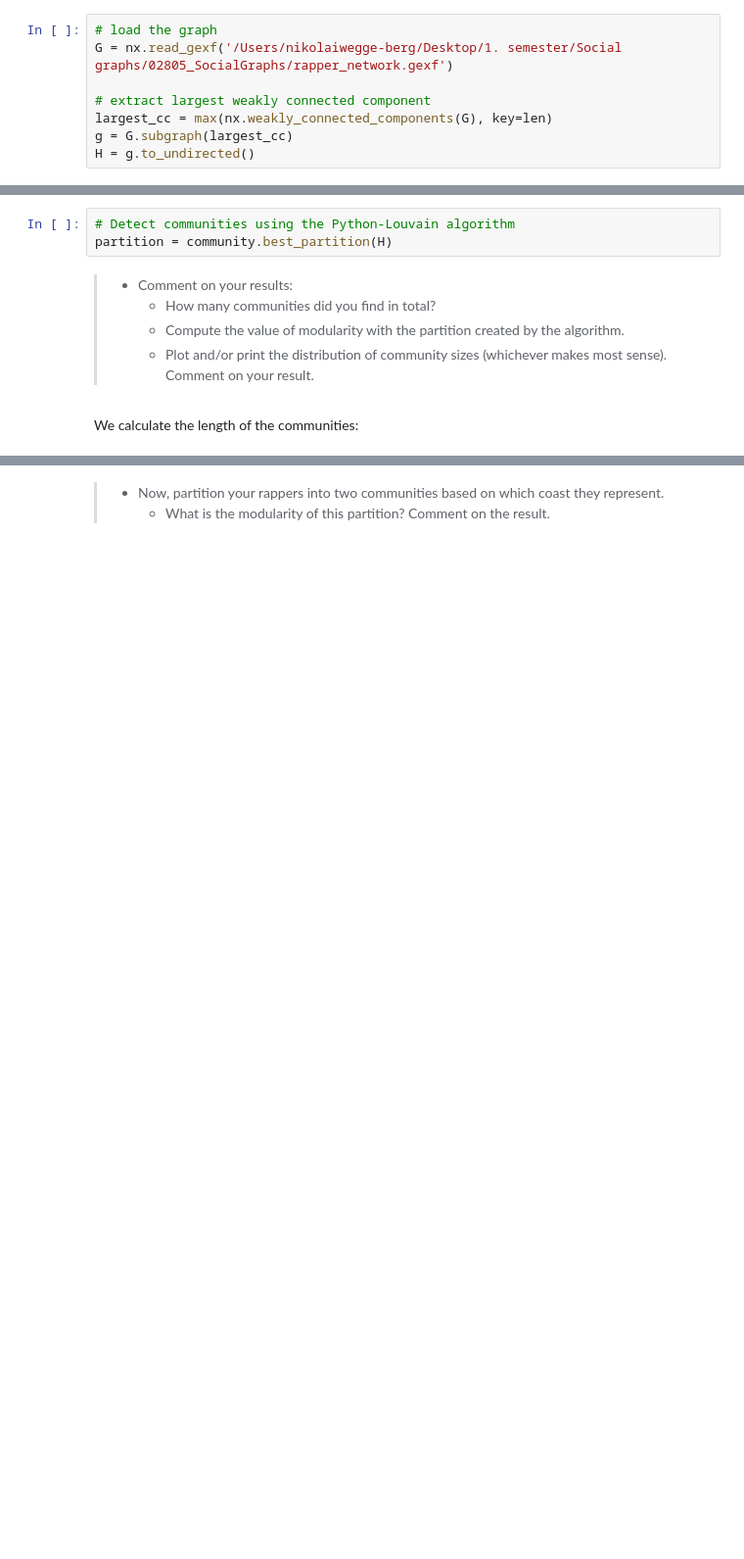
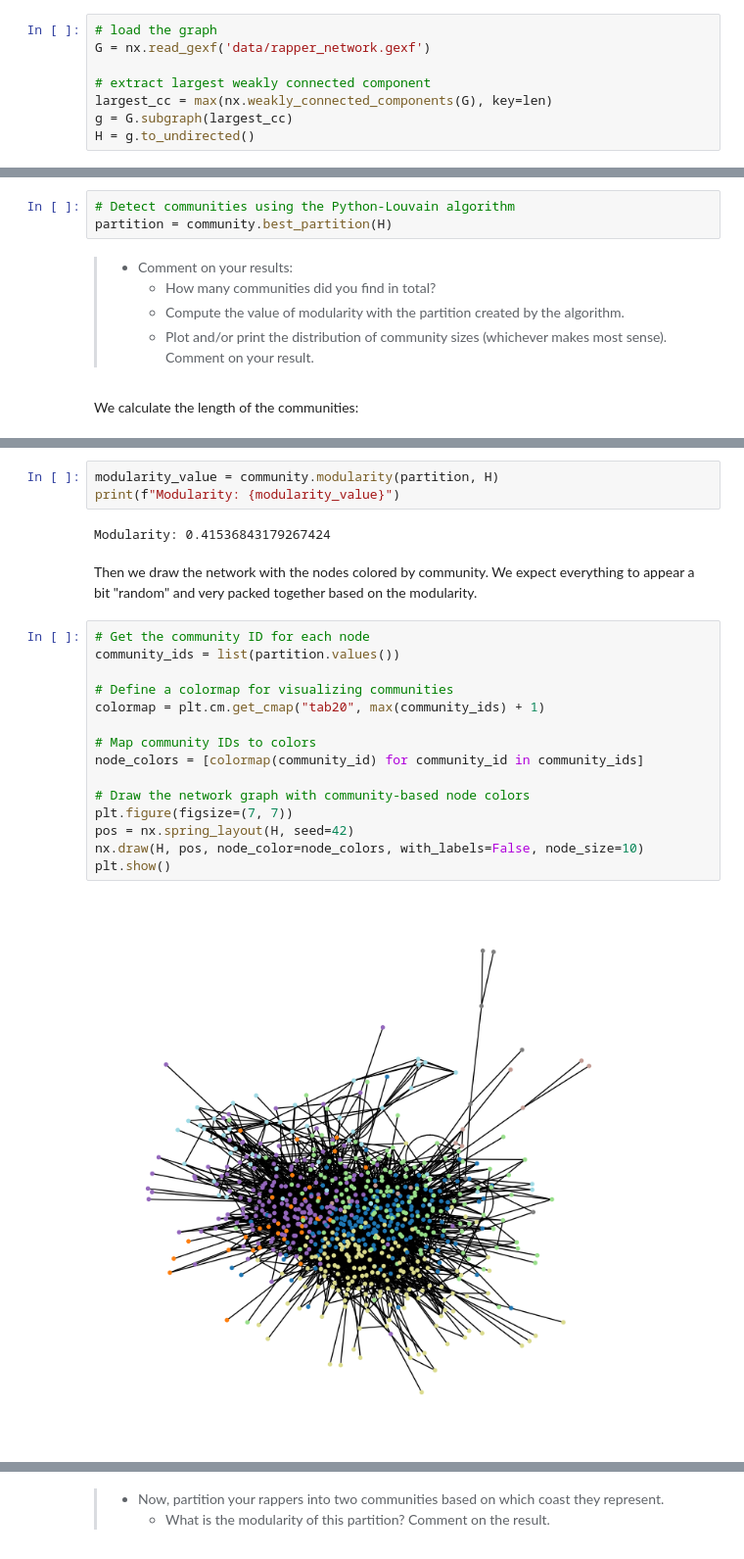
Before and after one commit to s185231/02805_SocialGraphs, a Jupyter notebook: Assignment2.ipynb, the cells around one changed output, grey strips where cells are left out. Shown at 98% size. Cells and saved outputs as stored; diff of their text form; blank space fills up the shorter version.

```diff
--- a/Assignment2.ipynb
+++ b/Assignment2.ipynb
@@ -62,7 +73,7 @@ Visualize your network of rappers (from lecture 5) and calculate stats (from lec
 ### Extract network
 # %%
 # load the graph
-G = nx.read_gexf('/Users/nikolaiwegge-berg/Desktop/1. semester/Social graphs/02805_SocialGraphs/rapper_network.gexf')
+G = nx.read_gexf('data/rapper_network.gexf')
 
 # extract largest weakly connected component
 largest_cc = max(nx.weakly_connected_components(G), key=len)
@@ -584 +548,25 @@ plt.show()
+# %%
+modularity_value = community.modularity(partition, H)
+print(f"Modularity: {modularity_value}")
+# %% [output]
+Modularity: 0.41536843179267424
+# %% [markdown]
+Then we draw the network with the nodes colored by community. We expect everything to appear a bit "random" and very packed together based on the modularity.
+# %%
+# Get the community ID for each node
+community_ids = list(partition.values())
+
+# Define a colormap for visualizing communities
+colormap = plt.cm.get_cmap("tab20", max(community_ids) + 1)
+
+# Map community IDs to colors
+node_colors = [colormap(community_id) for community_id in community_ids]
+
+# Draw the network graph with community-based node colors
+plt.figure(figsize=(7, 7))
+pos = nx.spring_layout(H, seed=42)
+nx.draw(H, pos, node_color=node_colors, with_labels=False, node_size=10)
+plt.show()
+# %% [output]
+[figure, added]
 # %% [markdown]
```
Also changed, not shown: parts of 51 cells of this notebook.
